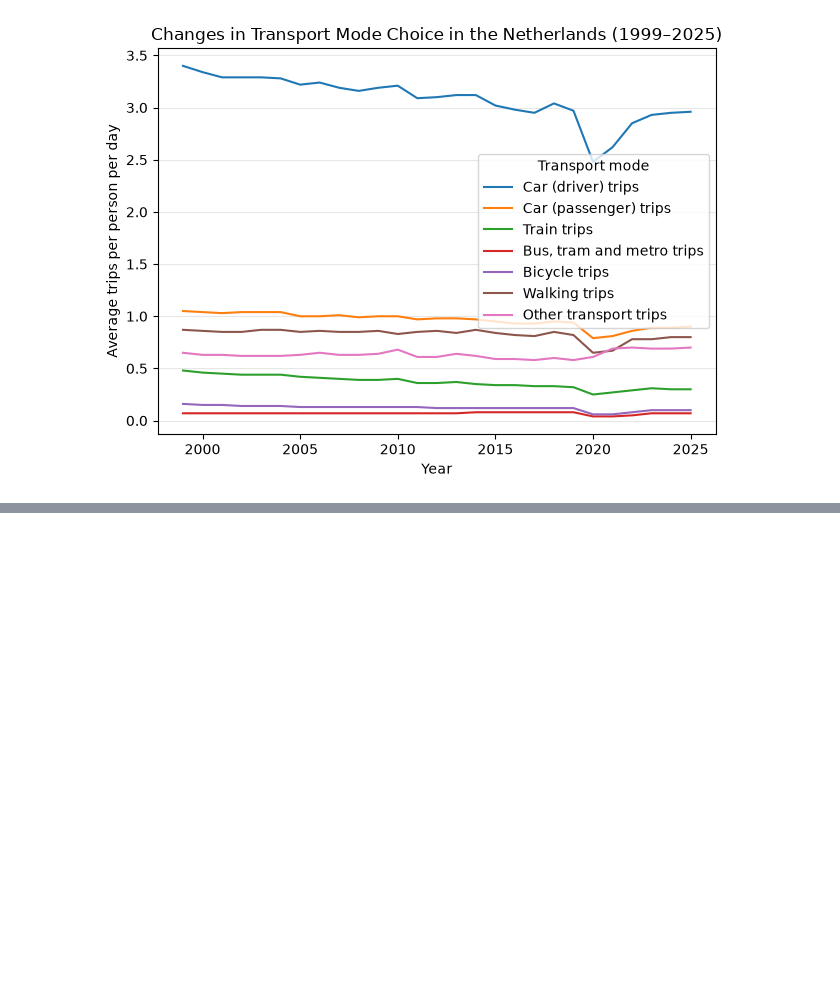
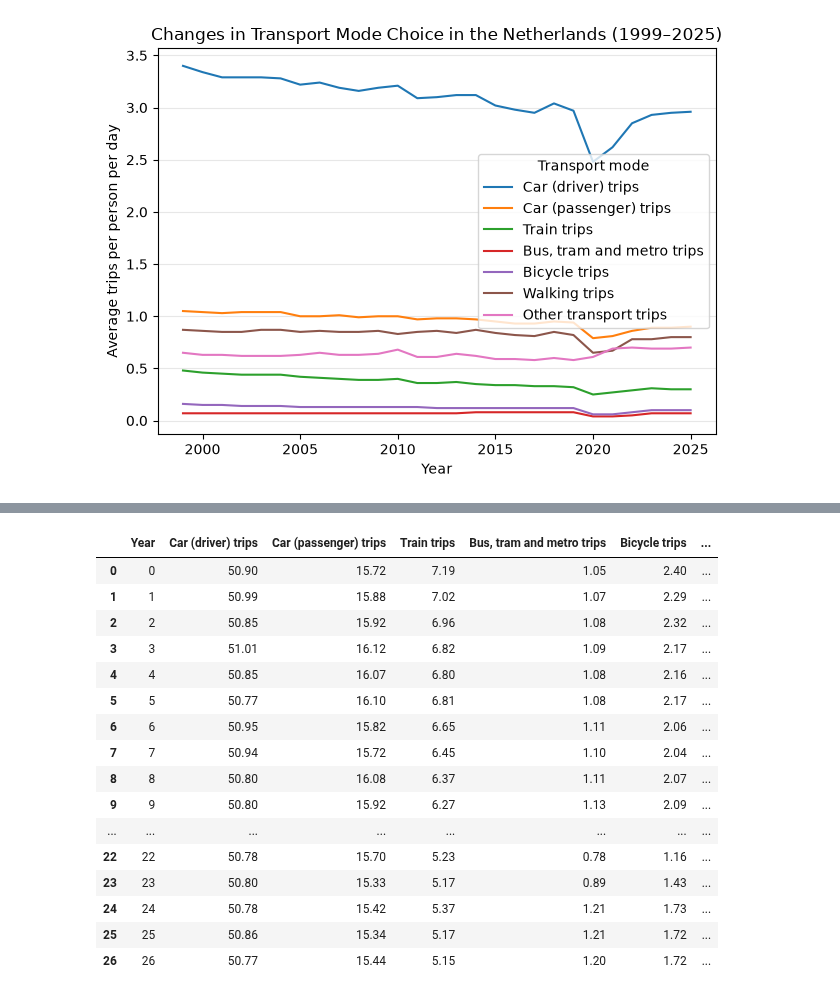
Before and after one commit to Meddevandeplas/TIL6022-group-6, a Jupyter notebook: Code Subquestion 1.ipynb, the cells around one changed output, grey strips where cells are left out. Saved outputs shown, nothing was run; the diff lists cells and outputs as text; code cells hidden in the pictures; blank space fills up the shorter version.

```diff
--- a/Code Subquestion 1.ipynb
+++ b/Code Subquestion 1.ipynb
@@ -137,0 +62,40 @@ Selected columns:
+# %%
+def calculate_shares(data):
+    """
+    Calculate the percentage share of each transport mode per year.
+    """
+    total_trips_per_year = data.sum(axis=1)
+    shares = data.div(total_trips_per_year, axis=0) * 100
+
+    return shares
+# %%
+shares = calculate_shares(df.loc[mask, columns[:-1]])  # Exclude the last column which is "Totaal"
+
+# Give columns clear names
+shares.columns = labels
+shares.index.name = "Year"
+shares = shares.reset_index()
+
+# Round percentages
+shares.iloc[:, 1:] = shares.iloc[:, 1:].round(2)
+
+# Display the clean table
+display(shares)
+# %% [output]
+|  | Year | Car (driver) trips | Car (passenger) trips | Train trips | Bus, tram and metro trips | Bicycle trips | ... |
+| 0 | 0 | 50.90 | 15.72 | 7.19 | 1.05 | 2.40 | ... |
+| 1 | 1 | 50.99 | 15.88 | 7.02 | 1.07 | 2.29 | ... |
+| 2 | 2 | 50.85 | 15.92 | 6.96 | 1.08 | 2.32 | ... |
+| 3 | 3 | 51.01 | 16.12 | 6.82 | 1.09 | 2.17 | ... |
+| 4 | 4 | 50.85 | 16.07 | 6.80 | 1.08 | 2.16 | ... |
+| 5 | 5 | 50.77 | 16.10 | 6.81 | 1.08 | 2.17 | ... |
+| 6 | 6 | 50.95 | 15.82 | 6.65 | 1.11 | 2.06 | ... |
+| 7 | 7 | 50.94 | 15.72 | 6.45 | 1.10 | 2.04 | ... |
+| 8 | 8 | 50.80 | 16.08 | 6.37 | 1.11 | 2.07 | ... |
+| 9 | 9 | 50.80 | 15.92 | 6.27 | 1.13 | 2.09 | ... |
+| ... | ... | ... | ... | ... | ... | ... | ... |
+| 22 | 22 | 50.78 | 15.70 | 5.23 | 0.78 | 1.16 | ... |
+| 23 | 23 | 50.80 | 15.33 | 5.17 | 0.89 | 1.43 | ... |
+| 24 | 24 | 50.78 | 15.42 | 5.37 | 1.21 | 1.73 | ... |
+| 25 | 25 | 50.86 | 15.34 | 5.17 | 1.21 | 1.72 | ... |
+| 26 | 26 | 50.77 | 15.44 | 5.15 | 1.20 | 1.72 | ... |
```
Also changed, not shown: parts of 4 cells of this notebook, 1 other file.
